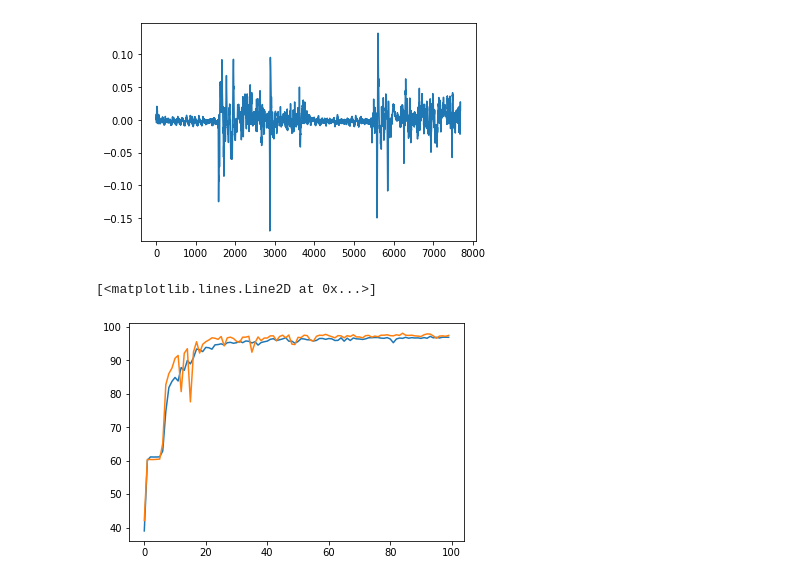
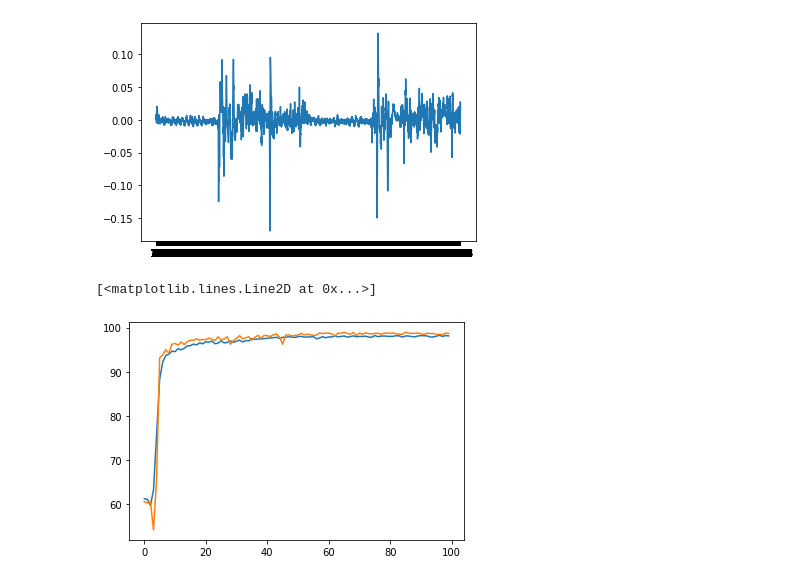
Before and after one commit to PoCInnovation/MindGame, a Jupyter notebook: src/eeg.ipynb, the cells around one changed output. Cells and saved outputs as stored; diff of their text form; code cells hidden in the pictures.

Commit message:
:bug: Fixed incomplete last batch

```diff
--- a/src/eeg.ipynb
+++ b/src/eeg.ipynb
@@ -23,10 +27,14 @@ Requirement already satisfied: six>=1.5 in c:\users\alexa\appdata\local\packages
 Note: you may need to restart the kernel to use updated packages.
 # %%
+import numpy as np
+
 train_set = pp.convert_dataset("../data/Focus.csv")
-plt.plot(pp.get_mean_values(train_set))
+mean_values = pp.get_mean_values(train_set)
+plt.plot(mean_values)
+plt.xticks(np.arange(0, len(mean_values), 1))
 plt.show()
 # %% [output]
-[figure, old version]
+[figure, new version]
 # %%
 def labelize_set(train_set):
     result = list()
@@ -51,12 +59,12 @@ dataset = load_dataset("../models/focusdata.csv")
 # %%
 train_set, test_set = pp.split_data(labelled_set)
 
-network, train_accuracies, test_accuracies = train_network(train_set, test_set)
+network, train_accuracies, test_accuracies = train_network(train_set=train_set, test_set=test_set, epoch=100, learning_rate=0.05, batch_size=64)
 
 plt.plot(train_accuracies)
 plt.plot(test_accuracies)
 # %% [output]
 [<matplotlib.lines.Line2D at 0x...>]
-[figure, old version]
+[figure, new version]
 # %%
 torch.save(network.state_dict(), "../models/network.pt")
```
Also changed, not shown: parts of 1 cell of this notebook, 4 other files.
